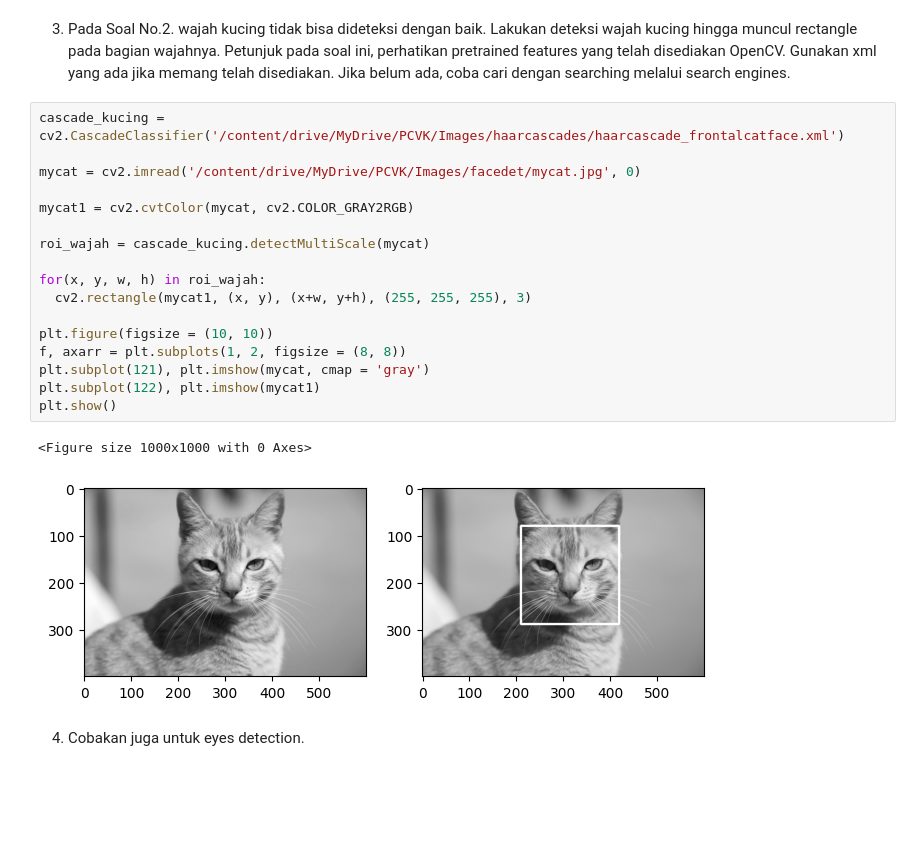
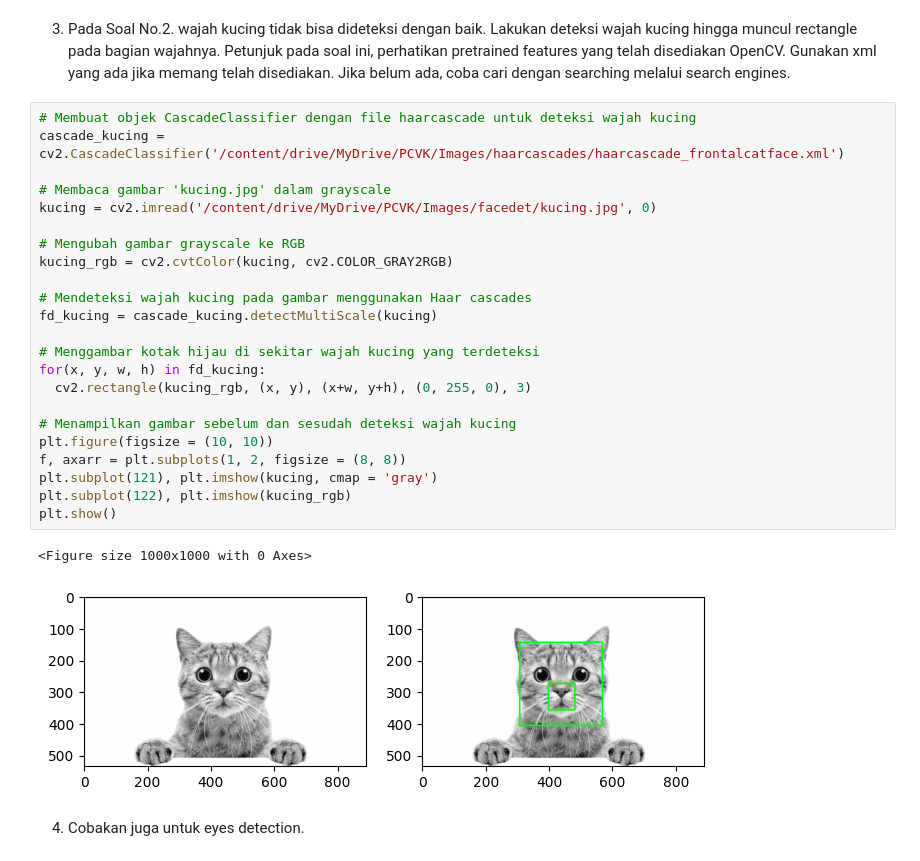
Before and after one commit to hilmimughid/PCVK_Ganjil_2023, a Jupyter notebook: Week_12.ipynb, the cells around one changed output. Cells and saved outputs as stored; diff of their text form; blank space fills up the shorter version.

```diff
--- a/Week_12.ipynb
+++ b/Week_12.ipynb
@@ -127,25 +152,31 @@ perhatikan pretrained features yang telah disediakan OpenCV. Gunakan xml yang ad
 jika memang telah disediakan. Jika belum ada, coba cari dengan searching melalui
 search engines.
 # %%
+# Membuat objek CascadeClassifier dengan file haarcascade untuk deteksi wajah kucing
 cascade_kucing = cv2.CascadeClassifier('/content/drive/MyDrive/PCVK/Images/haarcascades/haarcascade_frontalcatface.xml')
 
-mycat = cv2.imread('/content/drive/MyDrive/PCVK/Images/facedet/mycat.jpg', 0)
+# Membaca gambar 'kucing.jpg' dalam grayscale
+kucing = cv2.imread('/content/drive/MyDrive/PCVK/Images/facedet/kucing.jpg', 0)
 
-mycat1 = cv2.cvtColor(mycat, cv2.COLOR_GRAY2RGB)
+# Mengubah gambar grayscale ke RGB
+kucing_rgb = cv2.cvtColor(kucing, cv2.COLOR_GRAY2RGB)
 
-roi_wajah = cascade_kucing.detectMultiScale(mycat)
+# Mendeteksi wajah kucing pada gambar menggunakan Haar cascades
+fd_kucing = cascade_kucing.detectMultiScale(kucing)
 
-for(x, y, w, h) in roi_wajah:
-  cv2.rectangle(mycat1, (x, y), (x+w, y+h), (255, 255, 255), 3)
+# Menggambar kotak hijau di sekitar wajah kucing yang terdeteksi
+for(x, y, w, h) in fd_kucing:
+  cv2.rectangle(kucing_rgb, (x, y), (x+w, y+h), (0, 255, 0), 3)
 
+# Menampilkan gambar sebelum dan sesudah deteksi wajah kucing
 plt.figure(figsize = (10, 10))
 f, axarr = plt.subplots(1, 2, figsize = (8, 8))
-plt.subplot(121), plt.imshow(mycat, cmap = 'gray')
-plt.subplot(122), plt.imshow(mycat1)
+plt.subplot(121), plt.imshow(kucing, cmap = 'gray')
+plt.subplot(122), plt.imshow(kucing_rgb)
 plt.show()
 # %% [output]
 <Figure size 1000x1000 with 0 Axes>
-[figure, old version]
+[figure, new version]
 # %% [markdown]
 4. Cobakan juga untuk eyes detection.
 # %%
```
Also changed, not shown: parts of 16 cells of this notebook.
